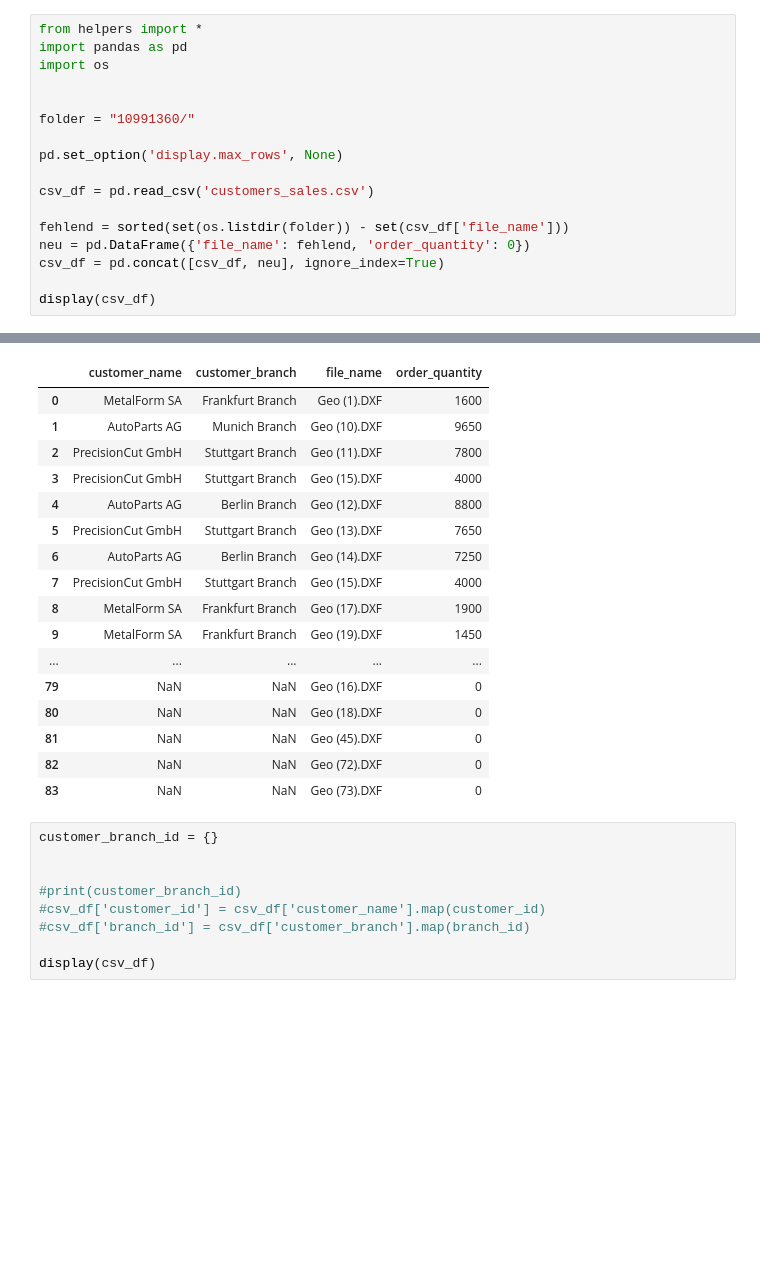
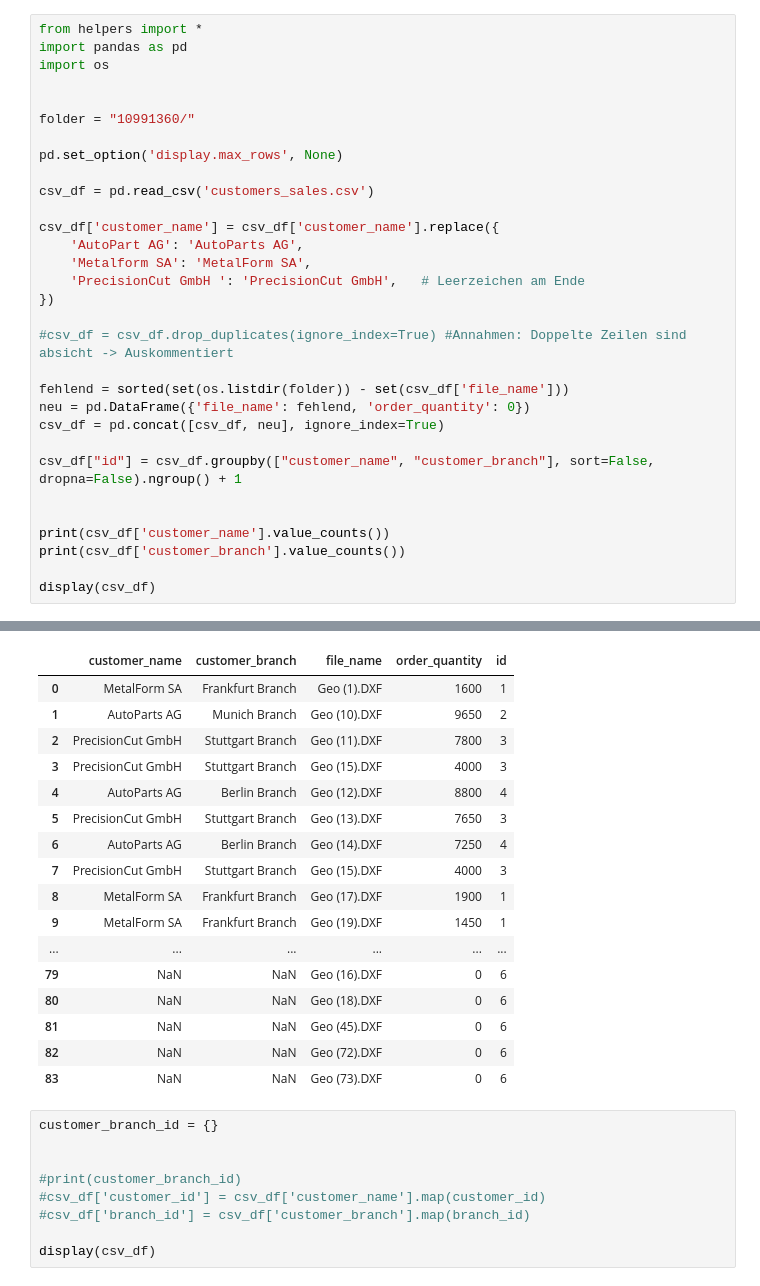
Before and after one commit to Nanof5/DSF4E, a Jupyter notebook: DSF4E_Challenge1/01_data_preparation.ipynb, the cells around one changed output, grey strips where cells are left out. Drawn from its saved outputs; the diff is of its cells as text; blank space fills up the shorter version.

```diff
--- a/DSF4E_Challenge1/01_data_preparation.ipynb
+++ b/DSF4E_Challenge1/01_data_preparation.ipynb
@@ -10,9 +10,23 @@ pd.set_option('display.max_rows', None)
 
 csv_df = pd.read_csv('customers_sales.csv')
 
+csv_df['customer_name'] = csv_df['customer_name'].replace({
+    'AutoPart AG': 'AutoParts AG',
+    'Metalform SA': 'MetalForm SA',
+    'PrecisionCut GmbH ': 'PrecisionCut GmbH',   # Leerzeichen am Ende
+})
+
+#csv_df = csv_df.drop_duplicates(ignore_index=True) #Annahmen: Doppelte Zeilen sind absicht -> Auskommentiert
+
 fehlend = sorted(set(os.listdir(folder)) - set(csv_df['file_name']))
 neu = pd.DataFrame({'file_name': fehlend, 'order_quantity': 0})
 csv_df = pd.concat([csv_df, neu], ignore_index=True)
 
+csv_df["id"] = csv_df.groupby(["customer_name", "customer_branch"], sort=False, dropna=False).ngroup() + 1
+
+
+print(csv_df['customer_name'].value_counts())
+print(csv_df['customer_branch'].value_counts())
+
 display(csv_df)
 # %% [output]
@@ -19,20 +46,20 @@ display(csv_df)
-|  | customer_name | customer_branch | file_name | order_quantity |
-| 0 | MetalForm SA | Frankfurt Branch | Geo (1).DXF | 1600 |
-| 1 | AutoParts AG | Munich Branch | Geo (10).DXF | 9650 |
-| 2 | PrecisionCut GmbH | Stuttgart Branch | Geo (11).DXF | 7800 |
-| 3 | PrecisionCut GmbH | Stuttgart Branch | Geo (15).DXF | 4000 |
-| 4 | AutoParts AG | Berlin Branch | Geo (12).DXF | 8800 |
-| 5 | PrecisionCut GmbH | Stuttgart Branch | Geo (13).DXF | 7650 |
-| 6 | AutoParts AG | Berlin Branch | Geo (14).DXF | 7250 |
-| 7 | PrecisionCut GmbH | Stuttgart Branch | Geo (15).DXF | 4000 |
-| 8 | MetalForm SA | Frankfurt Branch | Geo (17).DXF | 1900 |
-| 9 | MetalForm SA | Frankfurt Branch | Geo (19).DXF | 1450 |
-| ... | ... | ... | ... | ... |
-| 79 | NaN | NaN | Geo (16).DXF | 0 |
-| 80 | NaN | NaN | Geo (18).DXF | 0 |
-| 81 | NaN | NaN | Geo (45).DXF | 0 |
-| 82 | NaN | NaN | Geo (72).DXF | 0 |
-| 83 | NaN | NaN | Geo (73).DXF | 0 |
+|  | customer_name | customer_branch | file_name | order_quantity | id |
+| 0 | MetalForm SA | Frankfurt Branch | Geo (1).DXF | 1600 | 1 |
+| 1 | AutoParts AG | Munich Branch | Geo (10).DXF | 9650 | 2 |
+| 2 | PrecisionCut GmbH | Stuttgart Branch | Geo (11).DXF | 7800 | 3 |
+| 3 | PrecisionCut GmbH | Stuttgart Branch | Geo (15).DXF | 4000 | 3 |
+| 4 | AutoParts AG | Berlin Branch | Geo (12).DXF | 8800 | 4 |
+| 5 | PrecisionCut GmbH | Stuttgart Branch | Geo (13).DXF | 7650 | 3 |
+| 6 | AutoParts AG | Berlin Branch | Geo (14).DXF | 7250 | 4 |
+| 7 | PrecisionCut GmbH | Stuttgart Branch | Geo (15).DXF | 4000 | 3 |
+| 8 | MetalForm SA | Frankfurt Branch | Geo (17).DXF | 1900 | 1 |
+| 9 | MetalForm SA | Frankfurt Branch | Geo (19).DXF | 1450 | 1 |
+| ... | ... | ... | ... | ... | ... |
+| 79 | NaN | NaN | Geo (16).DXF | 0 | 6 |
+| 80 | NaN | NaN | Geo (18).DXF | 0 | 6 |
+| 81 | NaN | NaN | Geo (45).DXF | 0 | 6 |
+| 82 | NaN | NaN | Geo (72).DXF | 0 | 6 |
+| 83 | NaN | NaN | Geo (73).DXF | 0 | 6 |
 # %%
 customer_branch_id = {}
 
```
Also changed, not shown: parts of 1 cell of this notebook.
